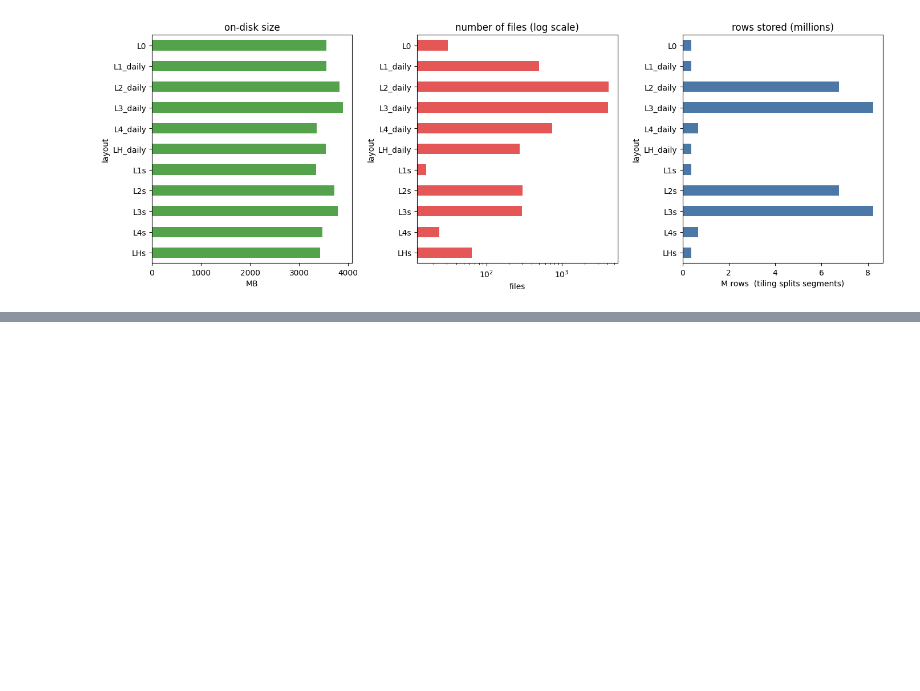
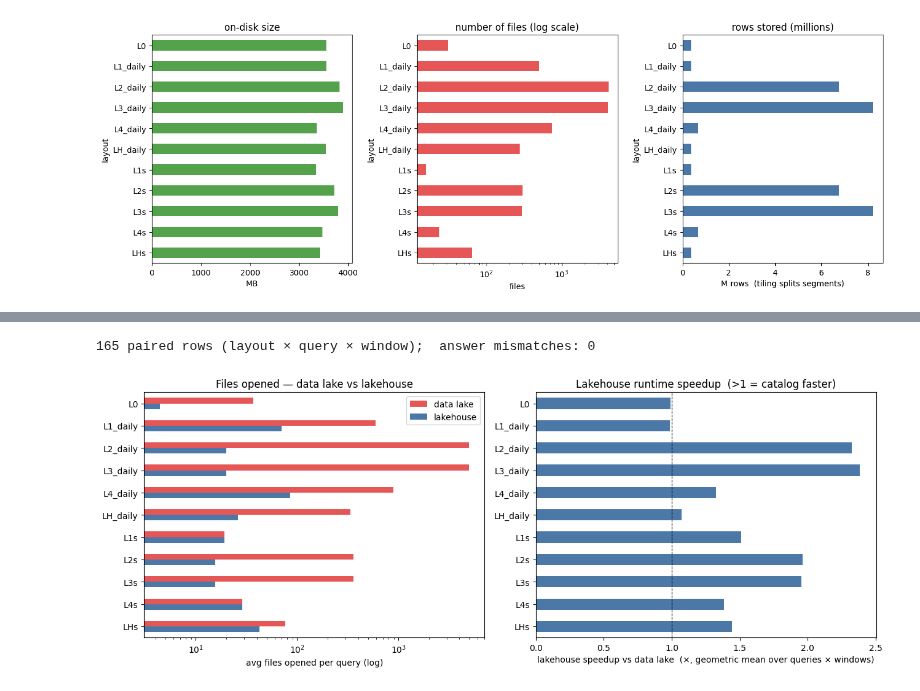
Before and after one commit to ngochoawindy/AIS_Mobility_Data_Lakehouse, a Jupyter notebook: packages/cli/evaluation.ipynb, the cells around one changed output, grey strips where cells are left out. Saved outputs shown, nothing was run; the diff lists cells and outputs as text; code cells hidden in the pictures; blank space fills up the shorter version.

Commit message:
data lake vs lakehouse

```diff
--- a/packages/cli/evaluation.ipynb
+++ b/packages/cli/evaluation.ipynb
@@ -661,0 +679,45 @@ plt.show()
+# %%
+import numpy as np
+
+KEYCOLS = ["layout", "gran", "query", "selectivity"]
+dl = pd.read_csv("results/parquet_all.csv")   # data lake  (run_parquet.py)
+lh = pd.read_csv("results/rest_all.csv")       # lakehouse   (run_queries.py)
+cmp = dl.merge(lh, on=KEYCOLS, suffixes=("_dl", "_lh"))
+
+bad = cmp[cmp.answer_dl.astype(str) != cmp.answer_lh.astype(str)]
+print(f"{len(cmp)} paired rows (layout × query × window);  answer mismatches: {len(bad)}")
+if len(bad):
+    display(bad[KEYCOLS + ["answer_dl", "answer_lh"]])
+
+BARE = {"L0", "L1s", "L2s", "L3s", "L4s", "LHs"}
+cmp["lk"] = [n if n in BARE else f"{n}_{g}" for n, g in zip(cmp.layout, cmp.gran)]
+cmp["files_skipped_pct"] = 100 * (1 - cmp.files_read_lh / cmp.files_read_dl)
+cmp["lh_speedup_x"] = cmp.runtime_trimmed_s_dl / cmp.runtime_trimmed_s_lh
+
+def geomean(s):                          # geometric mean: the right average for ratios
+    s = pd.Series(s).dropna(); s = s[s > 0]
+    return float(np.exp(np.log(s).mean())) if len(s) else np.nan
+
+ORDER = ["L0", "L1_daily", "L2_daily", "L3_daily", "L4_daily", "LH_daily",
+         "L1s", "L2s", "L3s", "L4s", "LHs"]
+order = [l for l in ORDER if l in set(cmp.lk)]
+
+summary = (cmp.groupby("lk")
+              .agg(files_dl=("files_read_dl", "mean"),
+                   files_lh=("files_read_lh", "mean"),
+                   lh_speedup_x=("lh_speedup_x", geomean))
+              .reindex(order))
+
+fig, axes = plt.subplots(1, 2, figsize=(13, 5))
+summary[["files_dl", "files_lh"]].plot.barh(ax=axes[0], color=["#e45756", "#4c78a8"])
+axes[0].set_xscale("log"); axes[0].invert_yaxis()
+axes[0].set_xlabel("avg files opened per query (log)"); axes[0].set_ylabel("")
+axes[0].set_title("Files opened — data lake vs lakehouse"); axes[0].legend(["data lake", "lakehouse"])
+summary["lh_speedup_x"].plot.barh(ax=axes[1], color="#4c78a8")
+axes[1].axvline(1.0, color="k", lw=0.8, ls="--"); axes[1].invert_yaxis()
+axes[1].set_xlabel("lakehouse speedup vs data lake  (×, geometric mean over queries × windows)")
+axes[1].set_ylabel(""); axes[1].set_title("Lakehouse runtime speedup  (>1 = catalog faster)")
+plt.tight_layout(); plt.show()
+# %% [output]
+165 paired rows (layout × query × window);  answer mismatches: 0
+[figure, added]
```
Also changed, not shown: parts of 1 cell of this notebook, 17 other files.
